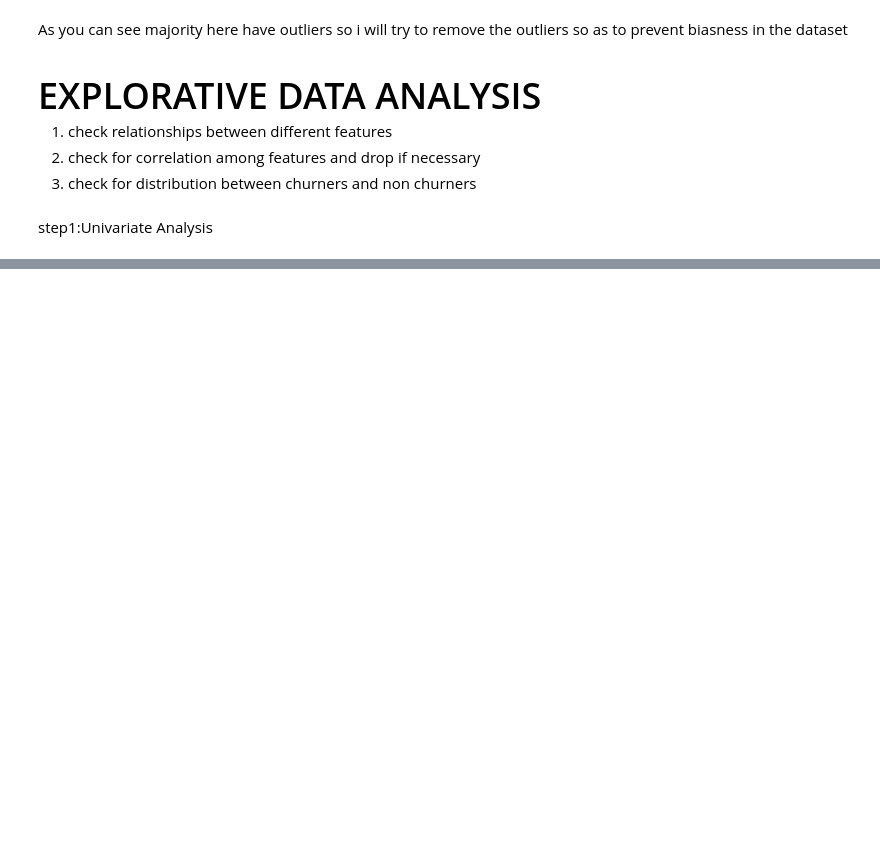
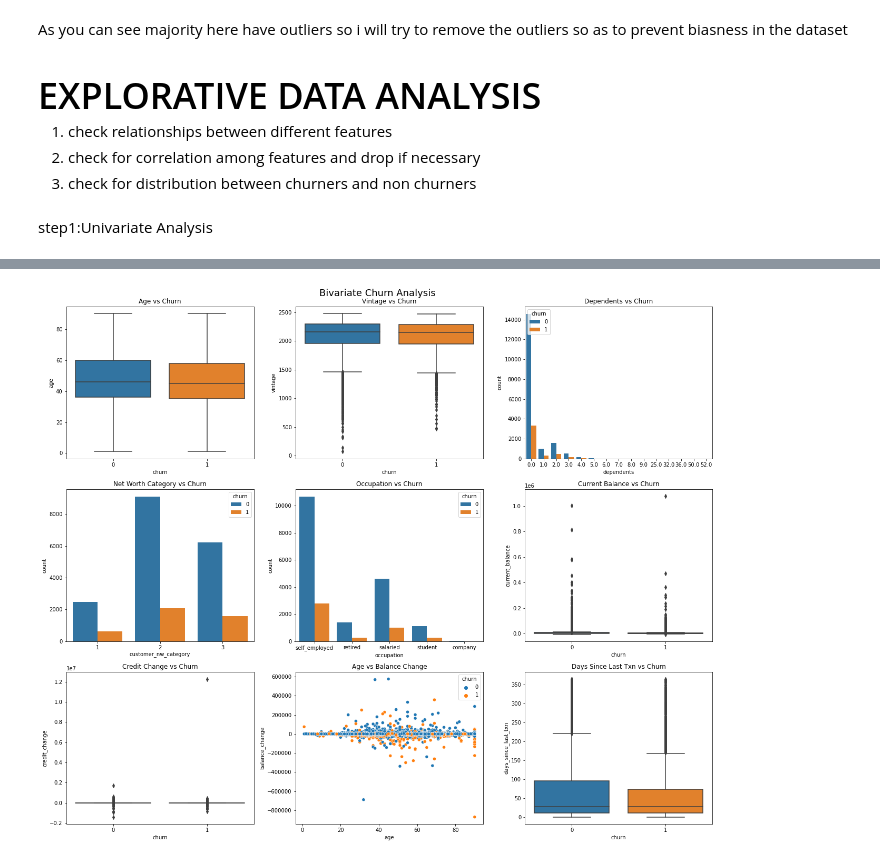
Before and after one commit to justicee-dev/bank-churn, a Jupyter notebook: Project.ipynb, the cells around one changed output, grey strips where cells are left out. Cells and saved outputs as stored; diff of their text form; code cells hidden in the pictures; blank space fills up the shorter version.

Commit message:
i have done the bivariate analysis so that is relationship between two features

```diff
--- a/Project.ipynb
+++ b/Project.ipynb
@@ -277,0 +309,42 @@ Bivariate analysis
+# %%
+# Preprocessing for derived columns
+df['credit_change'] = df['current_month_credit'] - df['previous_month_credit']
+df['debit_change'] = df['current_month_debit'] - df['previous_month_debit']
+df['balance_change'] = df['current_balance'] - df['previous_month_end_balance']
+df['last_transaction'] = pd.to_datetime(df['last_transaction'])
+df['days_since_last_txn'] = (df['last_transaction'].max() - df['last_transaction']).dt.days
+# %%
+fig, axes = plt.subplots(3, 3, figsize=(18, 15))
+fig.suptitle('Bivariate Churn Analysis', fontsize=18)
+#plot1:Age vs churn
+sns.boxplot(x='churn', y='age', data=df, ax=axes[0, 0])
+axes[0, 0].set_title('Age vs Churn')
+# Plot 2: Vintage vs Churn
+sns.boxplot(x='churn', y='vintage', data=df, ax=axes[0, 1])
+axes[0, 1].set_title('Vintage vs Churn')
+# Plot 3: Dependents vs Churn
+sns.countplot(x='dependents', hue='churn', data=df, ax=axes[0, 2])
+axes[0, 2].set_title('Dependents vs Churn')
+# Plot 4: NW Category vs Churn
+sns.countplot(x='customer_nw_category', hue='churn', data=df, ax=axes[1, 0])
+axes[1, 0].set_title('Net Worth Category vs Churn')
+# Plot 5: Occupation vs Churn
+sns.countplot(x='occupation', hue='churn', data=df, ax=axes[1, 1])
+axes[1, 1].set_title('Occupation vs Churn')
+# Plot 6: Current Balance vs Churn
+sns.boxplot(x='churn', y='current_balance', data=df, ax=axes[1, 2])
+axes[1, 2].set_title('Current Balance vs Churn')
+# Plot 7: Credit Change vs Churn
+sns.boxplot(x='churn', y='credit_change', data=df, ax=axes[2, 0])
+axes[2, 0].set_title('Credit Change vs Churn')
+# Plot 8: Balance Change vs Age
+sns.scatterplot(x='age', y='balance_change', hue='churn', data=df, ax=axes[2, 1])
+axes[2, 1].set_title('Age vs Balance Change')
+# Plot 9: Days Since Last Txn vs Churn
+sns.boxplot(x='churn', y='days_since_last_txn', data=df, ax=axes[2, 2])
+axes[2, 2].set_title('Days Since Last Txn vs Churn')
+
+plt.tight_layout()
+plt.show()
+# %% [output]
+[figure, added]
```
Also changed, not shown: parts of 15 cells of this notebook.
